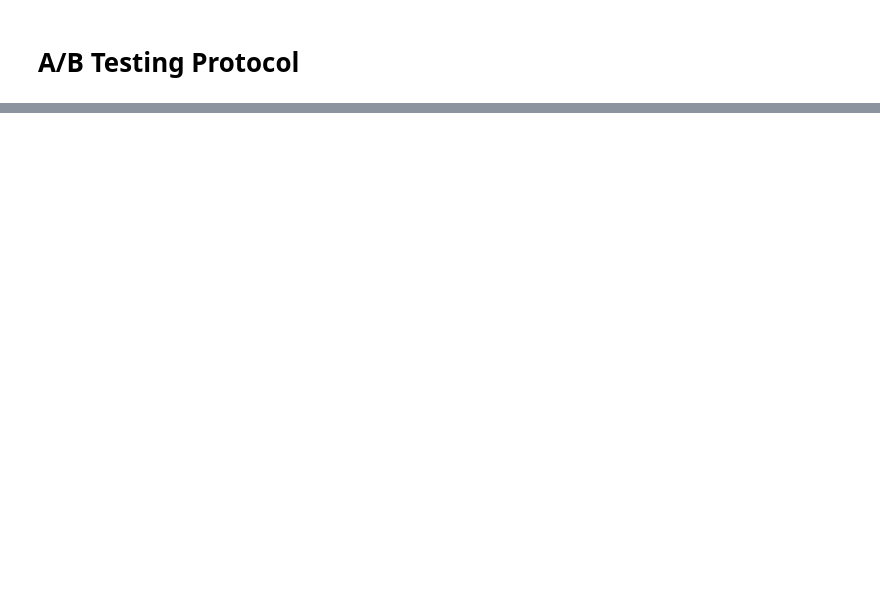
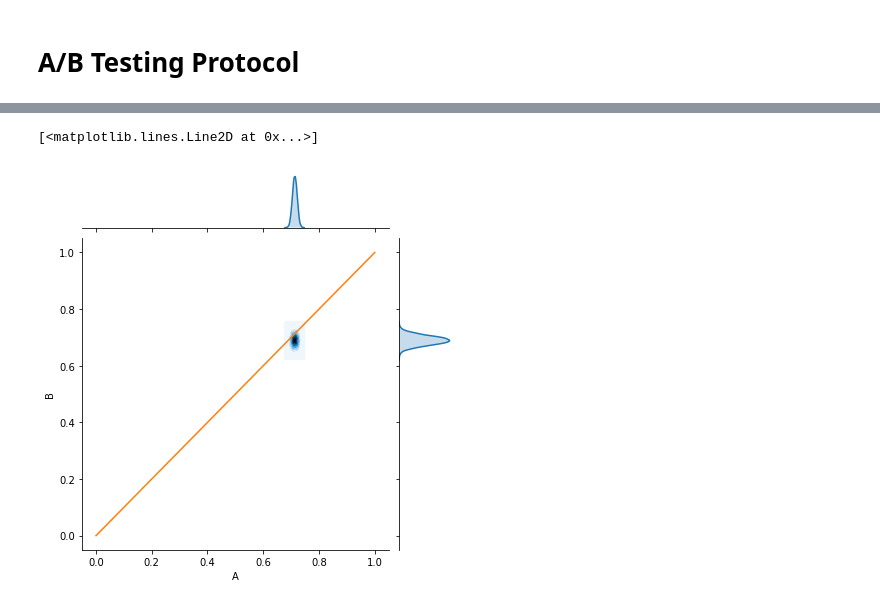
Before and after one commit to joshtsmith/Python, a Jupyter notebook: AB Testing protocol.ipynb, the cells around one changed output, grey strips where cells are left out. Cells and saved outputs as stored; diff of their text form; code cells hidden in the pictures; blank space fills up the shorter version.

```diff
--- a/AB Testing protocol.ipynb
+++ b/AB Testing protocol.ipynb
@@ -43,14 +64,17 @@ summary = pm.summary(trace) # Discrete descriptions of the results
 # %%
 #Joint Posterior
 pA = trace[1000:]['prior_A']
 pB = trace[1000:]['prior_B']
 delta_posterior = trace[1000:]['difference']
 
 # 3d plot
 vals=np.vstack([pA, pB]).T
-limit=0.8
+limit=1.0
 df=pd.DataFrame(vals, columns=['A', 'B'])
 df=df[df['A']<limit]
 df=df[df['B']<limit]
 g=sns.jointplot(x=df.A, y=df.B, kind='kde', n_levels=15)
 g.ax_joint.plot([0.0, limit], [0.0, limit])
+# %% [output]
+[<matplotlib.lines.Line2D at 0x...>]
+[figure, added]
```
Also changed, not shown: parts of 3 cells of this notebook.
